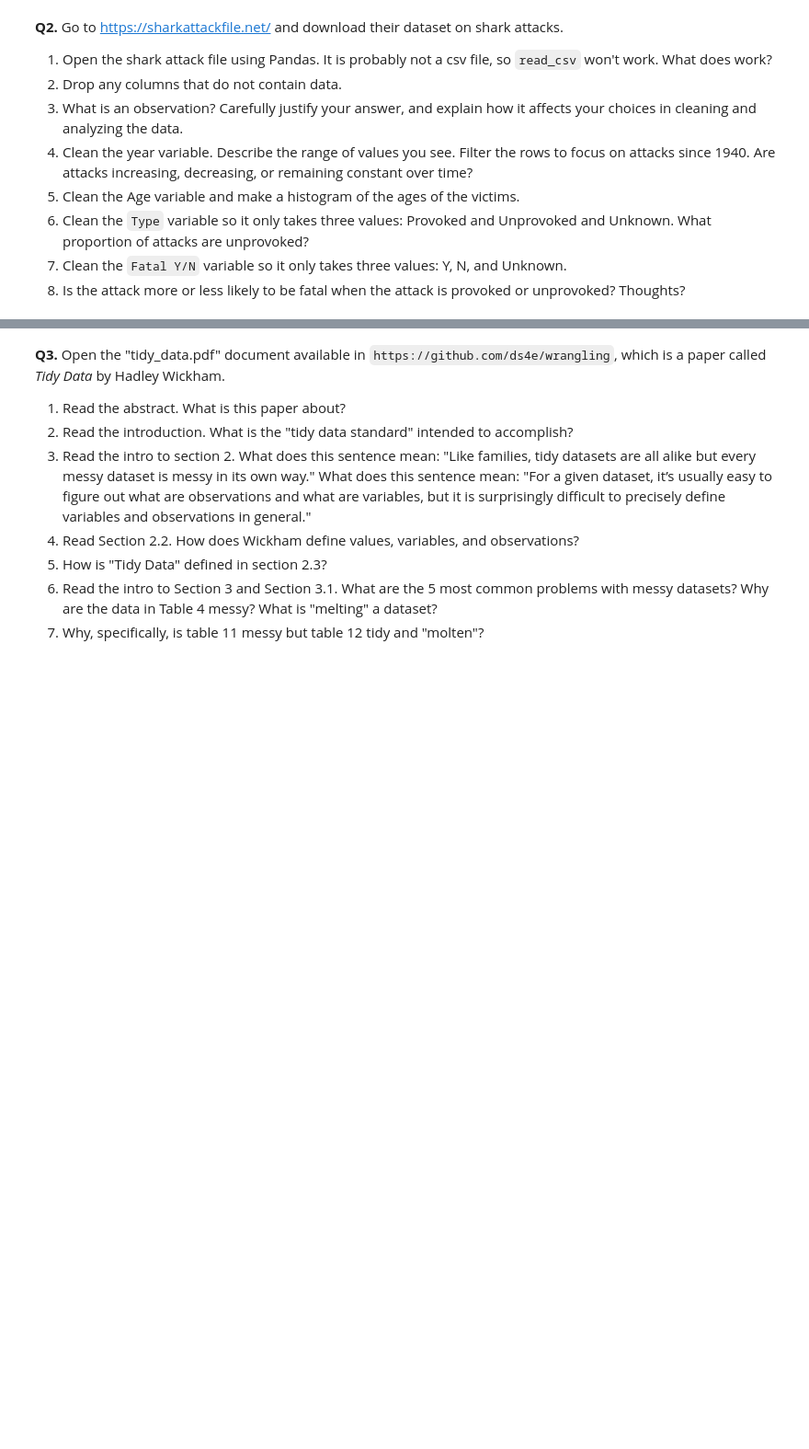
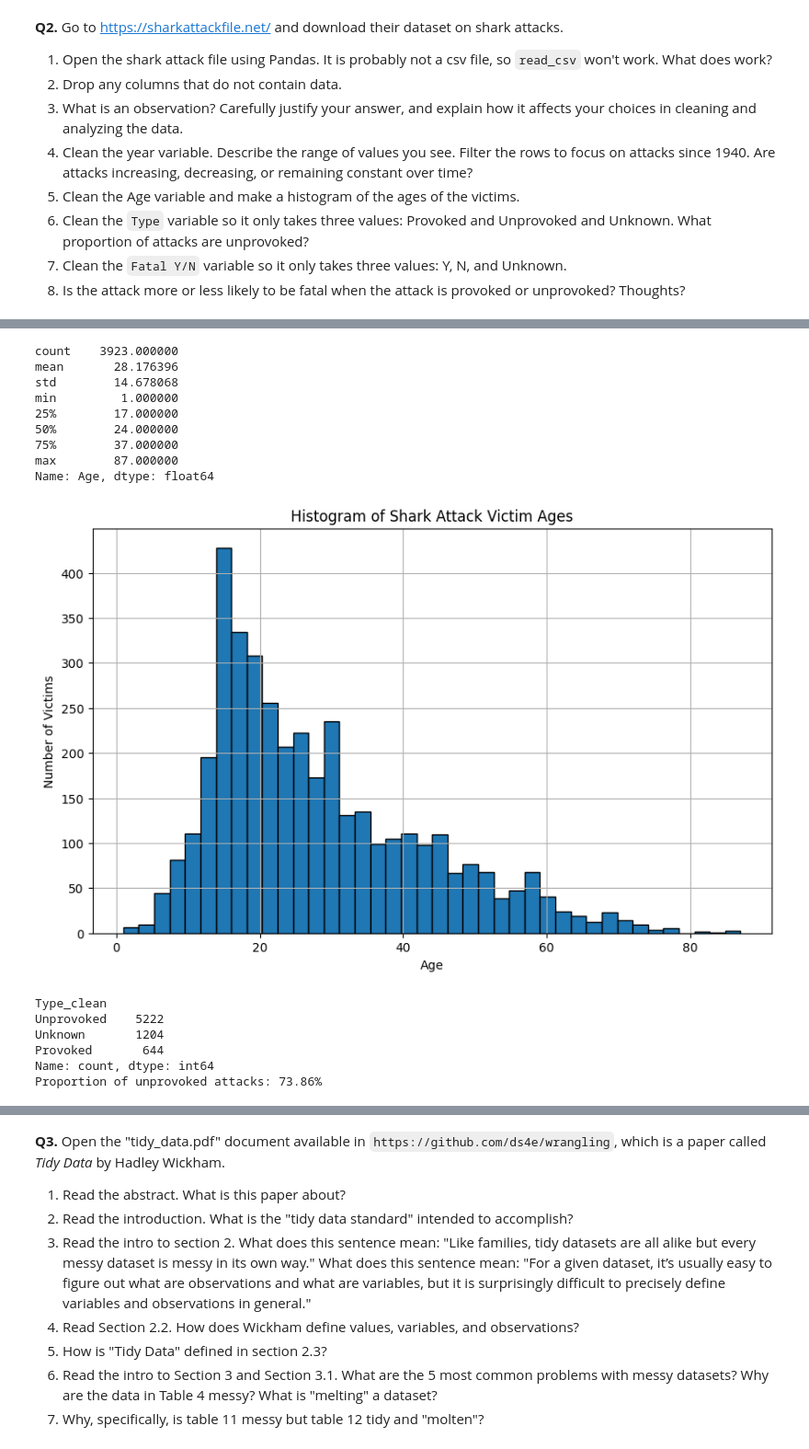
Before and after one commit to NickLarsonUVA/DS3001-programming, a Jupyter notebook: assignment/01_assignment_wrangling_and_eda.ipynb, the cells around one changed output, grey strips where cells are left out. Shown at 92% size. Cells and saved outputs as stored; diff of their text form; code cells hidden in the pictures; blank space fills up the shorter version.

```diff
--- a/assignment/01_assignment_wrangling_and_eda.ipynb
+++ b/assignment/01_assignment_wrangling_and_eda.ipynb
@@ -132,0 +188,43 @@ df[['Review Scores Rating', 'Review Scores Rating_final']].describe()
+# %%
+#Q2 - 5
+df['Age'].value_counts()
+#print("Missing Age values:", df['Age'].isna().sum()) #2995 missing age values
+df['Age'] = pd.to_numeric(df['Age'], errors='coerce')  # clean to numeric
+print(df['Age'].describe())  # see min, max, mean, quartiles
+
+import matplotlib.pyplot as plt #using matplot to make histogram
+
+plt.figure(figsize=(10,6))
+df['Age'].hist(bins=40, edgecolor='black') #sets bin size
+plt.title("Histogram of Shark Attack Victim Ages")
+plt.xlabel("Age")
+plt.ylabel("Number of Victims")
+plt.show()
+# %% [output]
+count    3923.000000
+mean       28.176396
+std        14.678068
+min         1.000000
+25%        17.000000
+50%        24.000000
+75%        37.000000
+max        87.000000
+Name: Age, dtype: float64
+[figure, added]
+# %%
+#Q2 - 6
+df['Type'].value_counts() #shows lots of different types
+df['Type_clean'] = df['Type']
+df['Type_clean'] = df['Type'].str.strip().str.capitalize()  # normalizes capatilization, strip space
+df['Type_clean'] = df['Type_clean'].where(df['Type_clean'].isin(['Provoked','Unprovoked']), 'Unknown')
+# Keep only 'Provoked' and 'Unprovoked', everything else becomes 'Unknown'
+print(df['Type_clean'].value_counts())
+prop_unprovoked = (df['Type_clean'] == 'Unprovoked').mean() # boolean of true / false, mean gives proportion of true values
+print(f"Proportion of unprovoked attacks: {prop_unprovoked:.2%}") #puts into percentage
+# %% [output]
+Type_clean
+Unprovoked    5222
+Unknown       1204
+Provoked       644
+Name: count, dtype: int64
+Proportion of unprovoked attacks: 73.86%
```
Also changed, not shown: parts of 6 cells of this notebook.
